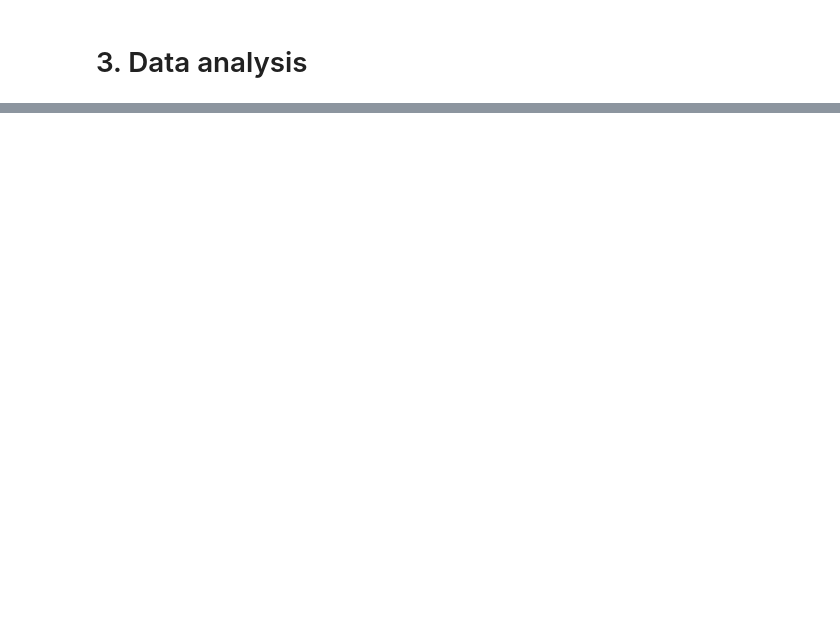
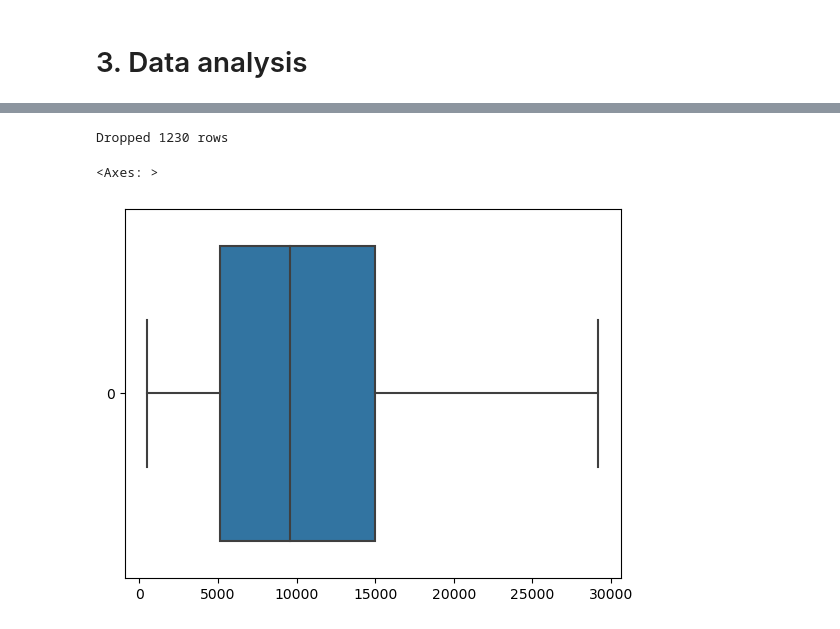
Before and after one commit to ankitkumar1/lending-club-case-study, a Jupyter notebook: LendingClubCaseStudy.ipynb, the cells around one changed output, grey strips where cells are left out. Cells and saved outputs as stored; diff of their text form; code cells hidden in the pictures; blank space fills up the shorter version.

```diff
--- a/LendingClubCaseStudy.ipynb
+++ b/LendingClubCaseStudy.ipynb
@@ -349,0 +310,6 @@ loan
+# %%
+sns.boxplot(drop_outliers(loan, 'loan_amnt')['loan_amnt'], orient='h')
+# %% [output]
+Dropped 1230 rows
+<Axes: >
+[figure, added]
```
Also changed, not shown: parts of 35 cells of this notebook, 1 other file.
